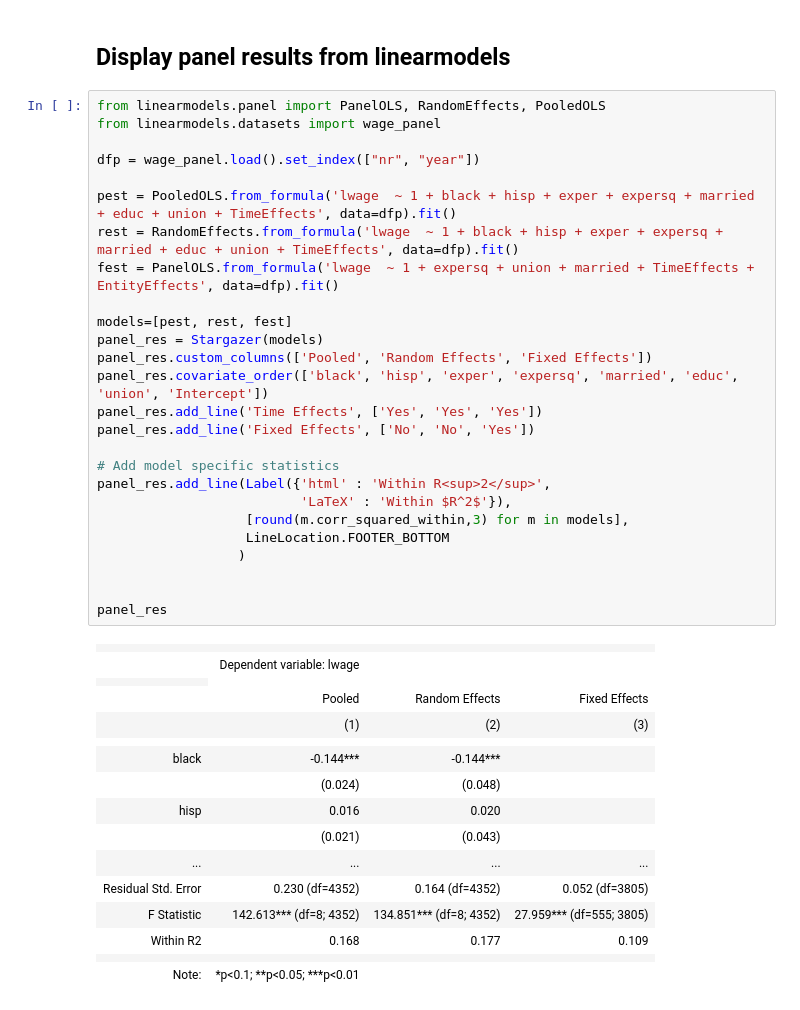
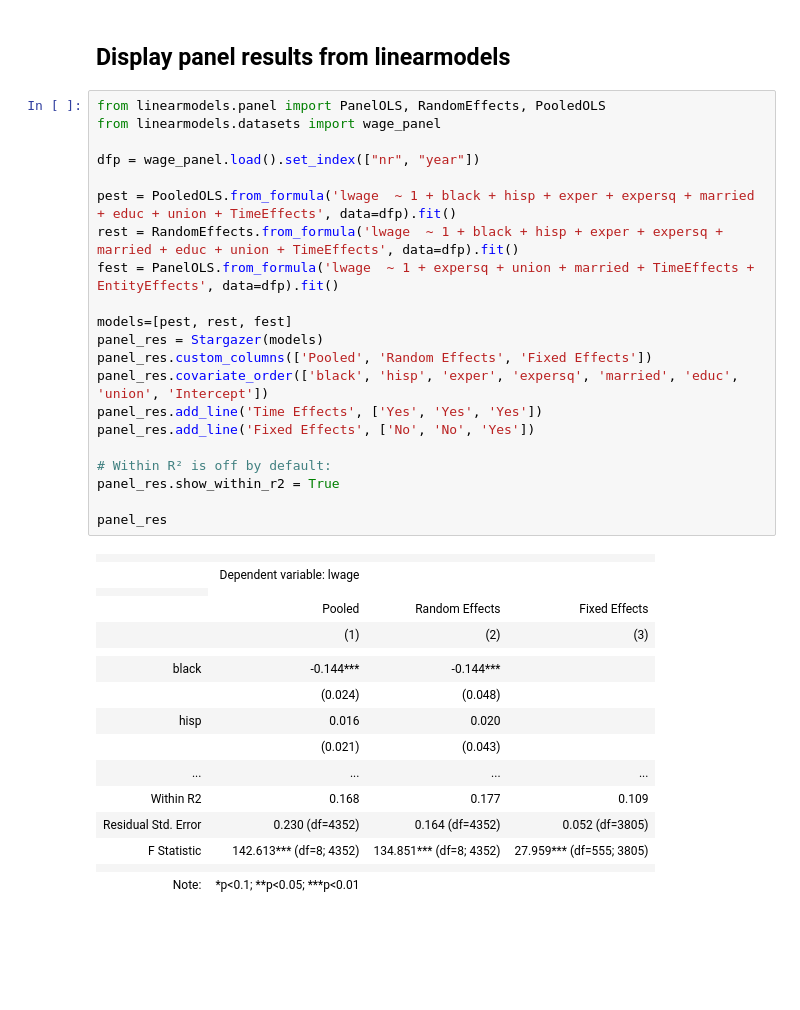
Before and after one commit to StatsReporting/stargazer, a Jupyter notebook: examples.ipynb, the cells around one changed output. Cells and saved outputs as stored; diff of their text form; blank space fills up the shorter version.

Commit message:
Within R² in _auto_stats

```diff
--- a/examples.ipynb
+++ b/examples.ipynb
@@ -448,42 +448,37 @@ Diabetes Study
 from linearmodels.panel import PanelOLS, RandomEffects, PooledOLS
 from linearmodels.datasets import wage_panel
 
 dfp = wage_panel.load().set_index(["nr", "year"])
 
 pest = PooledOLS.from_formula('lwage  ~ 1 + black + hisp + exper + expersq + married + educ + union + TimeEffects', data=dfp).fit()
 rest = RandomEffects.from_formula('lwage  ~ 1 + black + hisp + exper + expersq + married + educ + union + TimeEffects', data=dfp).fit()
 fest = PanelOLS.from_formula('lwage  ~ 1 + expersq + union + married + TimeEffects + EntityEffects', data=dfp).fit()
 
 models=[pest, rest, fest]
 panel_res = Stargazer(models)
 panel_res.custom_columns(['Pooled', 'Random Effects', 'Fixed Effects'])
 panel_res.covariate_order(['black', 'hisp', 'exper', 'expersq', 'married', 'educ', 'union', 'Intercept'])
 panel_res.add_line('Time Effects', ['Yes', 'Yes', 'Yes'])
 panel_res.add_line('Fixed Effects', ['No', 'No', 'Yes'])
 
-# Add model specific statistics
-panel_res.add_line(Label({'html' : 'Within R<sup>2</sup>',
-                          'LaTeX' : 'Within $R^2$'}),
-                   [round(m.corr_squared_within,3) for m in models],
-                   LineLocation.FOOTER_BOTTOM
-                  )
-
+# Within R² is off by default:
+panel_res.show_within_r2 = True
 
 panel_res
 # %% [output]
 |  |  |  |  |
 |  | Dependent variable: lwage |  |  |
 |  |
 |  | Pooled | Random Effects | Fixed Effects |
 |  | (1) | (2) | (3) |
 |  |  |  |  |
 | black | -0.144*** | -0.144*** |  |
 |  | (0.024) | (0.048) |  |
 | hisp | 0.016 | 0.020 |  |
 |  | (0.021) | (0.043) |  |
 | ... | ... | ... | ... |
+| Within R2 | 0.168 | 0.177 | 0.109 |
 | Residual Std. Error | 0.230 (df=4352) | 0.164 (df=4352) | 0.052 (df=3805) |
 | F Statistic | 142.613*** (df=8; 4352) | 134.851*** (df=8; 4352) | 27.959*** (df=555; 3805) |
-| Within R2 | 0.168 | 0.177 | 0.109 |
 |  |  |  |  |
 | Note: | *p<0.1; **p<0.05; ***p<0.01 |  |  |
```
Also changed, not shown: 1 other file.
